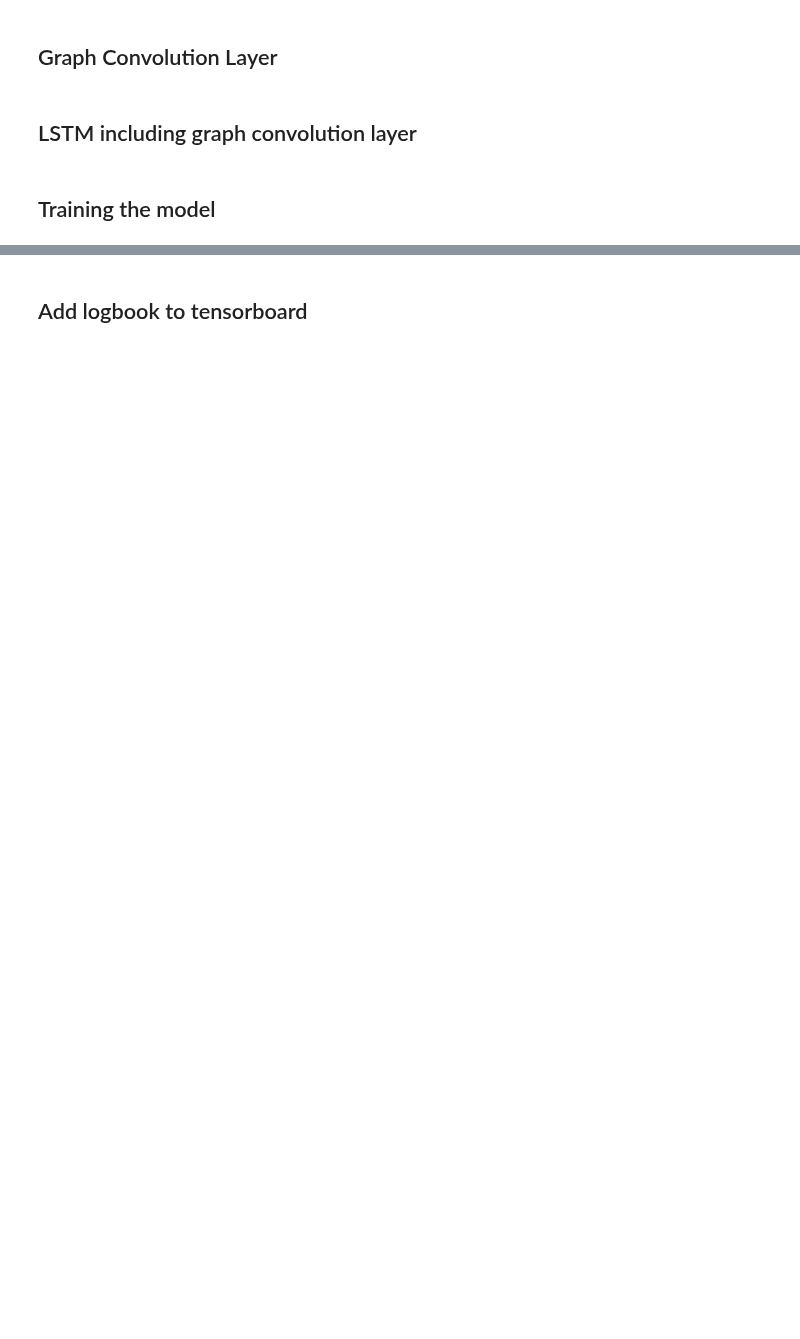
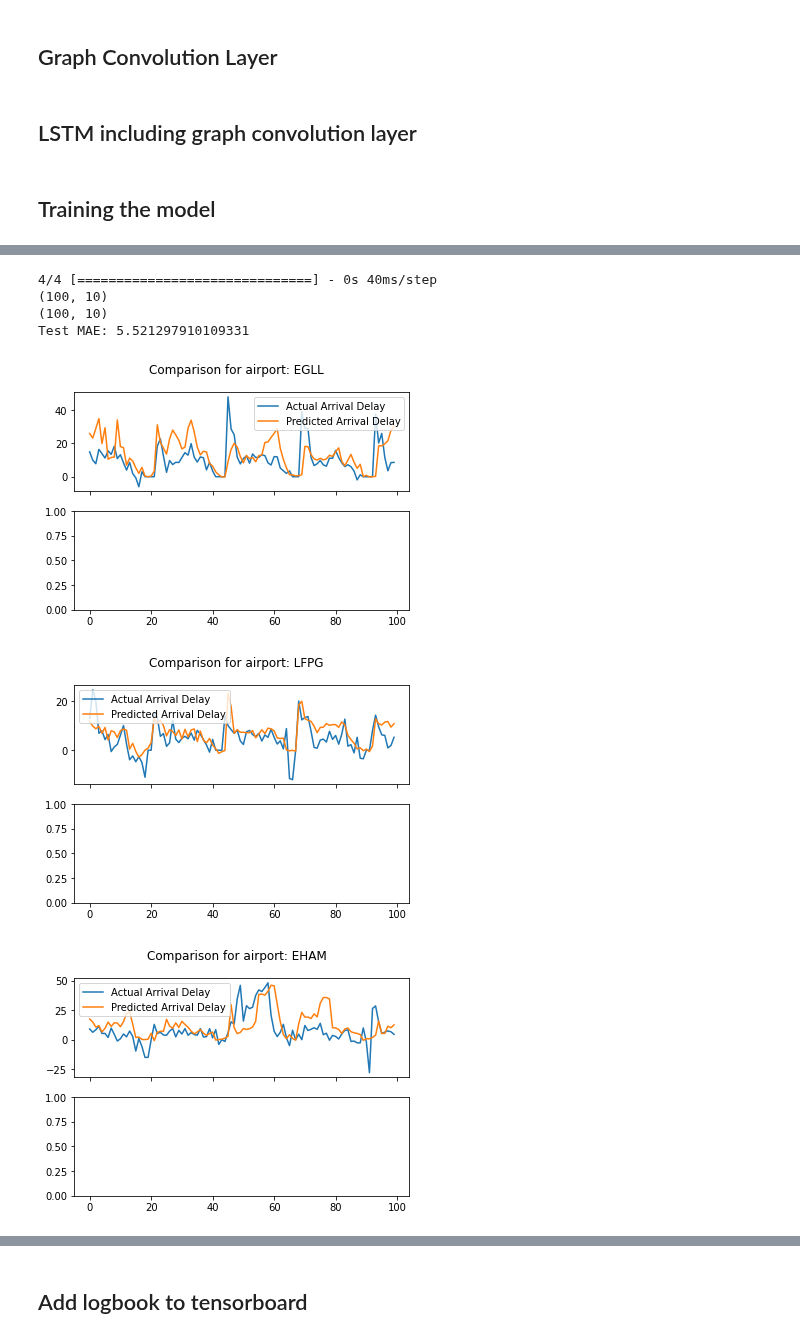
Before and after one commit to junzis/atdelay, a Jupyter notebook: kerasexp_1D.ipynb, the cells around one changed output, grey strips where cells are left out. Cells and saved outputs as stored; diff of their text form; code cells hidden in the pictures; blank space fills up the shorter version.

```diff
--- a/kerasexp_1D.ipynb
+++ b/kerasexp_1D.ipynb
@@ -29,7 +32,7 @@ from extraction.extractadjacency import getAdjacencyMatrix, distance_weight_adja
 airports = ICAOTOP10
 n_nodes = n_airports = len(airports)
 start = datetime(2019, 3, 1)
-end = datetime(2019, 3, 31)
+end = datetime(2019, 4, 1)
 timeslotLength = 60
 
 # Run settings
@@ -199,7 +205,9 @@ class GraphInfo:
         self.edges = edges
         self.num_nodes = num_nodes
 
-adjacency_matrix = distance_weight_adjacency(airports, threshold=100000) # getAdjacencyMatrix(airports)[10]
+distance_adj = distance_weight_adjacency(airports, threshold=400) # getAdjacencyMatrix(airports)[10]
+flight_adj = np.mean(getAdjacencyMatrix(airports, start, end, timeslotLength), axis=0)
+adjacency_matrix = distance_adj* 0.4 + (1-0.4) * flight_adj
 print(adjacency_matrix.shape)
 node_indices, neighbor_indices = np.where(adjacency_matrix != 0)
 graph = GraphInfo(
@@ -335,8 +347,8 @@ class LSTMGC(layers.Layer):
             }
         self.graph_conv = GraphConv(in_feat, out_feat, graph_info, **graph_conv_params)
 
-        self.lstm1 = layers.LSTM(lstm_units, return_sequences=True, activation="tanh")
-        self.lstm2 = layers.LSTM(lstm_units, activation="tanh")
+        self.lstm1 = layers.LSTM(lstm_units, return_sequences=True, activation="tanh", dropout=0.2)
+        self.lstm2 = layers.LSTM(lstm_units, activation="tanh", dropout=0.2)
         # self.dense = layers.Dense(output_seq_len)
         self.denseThick = layers.Dense(64)
         self.denseThick2 = layers.Dense(32)
@@ -392,9 +404,9 @@ class LSTMGC(layers.Layer):
 
         dense_output = self.dense(dense_2)
         # dense_output has shape: (batch_size * num_nodes, multi_thing)
-        reshaped_output = tf.reshape(dense_output, (num_nodes*2, batch_size, self.multi_thing))
-        final = tf.transpose(reshaped_output, [1, 2, 0])
-        return final
+        # reshaped_output = tf.reshape(dense_output, (num_nodes*2, batch_size, self.multi_thing))
+        # final = tf.transpose(reshaped_output, [1, 2, 0])
+        # return final
 
 
 
@@ -402,13 +414,13 @@ class LSTMGC(layers.Layer):
 
 
         # print(f"The Dense has output shape {dense_output}")  # dense_output has shape: (batch_size * num_nodes, output_seq_len)
-        # # output = tf.reshape(dense_output, (num_nodes, batch_size, self.output_seq_len))
-        # output = tf.reshape(dense_output, (2*num_nodes, batch_size, 1))
+        # output = tf.reshape(dense_output, (num_nodes, batch_size, self.output_seq_len))
+        output = tf.reshape(dense_output, (num_nodes, batch_size, 1))
         # print(f"output shape = {output}")
-        # final = tf.transpose(output, [1, 2, 0])
+        final = tf.transpose(output, [1, 2, 0])
         # print(f"final shape = {final}")
-        # return final
-        # # # returns Tensor of shape (batch_size, output_seq_len, num_nodes)
+        return final
+        # # returns Tensor of shape (batch_size, output_seq_len, num_nodes)
 # %% [markdown]
 ## Training the model
 # %%
@@ -419,7 +431,7 @@ input_sequence_length = 12
 forecast_horizon = 3
 multi_horizon = False
 out_feat = 10
-lstm_units = 64
+lstm_units = 128
 graph_conv_params = {
     "aggregation_type": "mean",
     "combination_type": "concat",
@@ -441,6 +453,7 @@ outputs = st_gcn(inputs)
 model = keras.models.Model(inputs, outputs)
 
 learning_rate = 0.0005
+learning_rate = 0.005
 optimizer = Adam(learning_rate=learning_rate)
 model.compile(
     optimizer=optimizer,
@@ -468,20 +516,30 @@ plt.show()
 # %%
-ypredFull = model.predict(test_dataset, verbose=0)#[:,0,:]
+ypredFull = model.predict(test_dataset, verbose=1)[:100,0,:]
+yactualFull = Ytest[14:114:,:]
 print(ypredFull.shape)
-yactualFull = Ytest[14::,:]
 print(yactualFull.shape)
 
+mae = mean_absolute_error(ypredFull, yactualFull)
+print(f'Test MAE: {mae}')
 
 def plotComparison(airport_index, ypredFull=ypredFull, yactualFull=yactualFull):
     fig, axs = plt.subplots(2, 1, sharex=True, num=airport_index)
-    axs[0].plot(yactualFull[:, airport_index, 0], label="Actual Arrival Delay")
-    axs[1].plot(yactualFull[:, airport_index, 1], label="Actual Departure Delay")
-    axs[0].plot(ypredFull[:, airport_index, 0], label="Predicted Arrival Delay")
-    axs[1].plot(ypredFull[:, airport_index, 1], label="Predicted Departure Delay")
+    axs[0].plot(yactualFull[:, 0+airport_index], label="Actual Arrival Delay")
+    # axs[1].plot(yactualFull[:, len(airports)+airport_index], label="Actual Departure Delay")
+    axs[0].plot(ypredFull[:, 0+airport_index], label="Predicted Arrival Delay")
+    # axs[1].plot(ypredFull[:, len(airports)+airport_index], label="Predicted Departure Delay")
     axs[0].legend()
-    axs[1].legend()
+    # axs[1].legend()
     plt.suptitle(f"Comparison for airport: {airports[airport_index]}")
 
 for airportidx in range(0,len(airports)):
     plotComparison(airportidx)
 # plt.show()
+# %% [output]
+4/4 [==============================] - 0s 40ms/step
+(100, 10)
+(100, 10)
+Test MAE: 5.521297910109331
+[figure, added]
+[figure, added]
+[figure, added]
```
Also changed, not shown: parts of 10 cells of this notebook.
